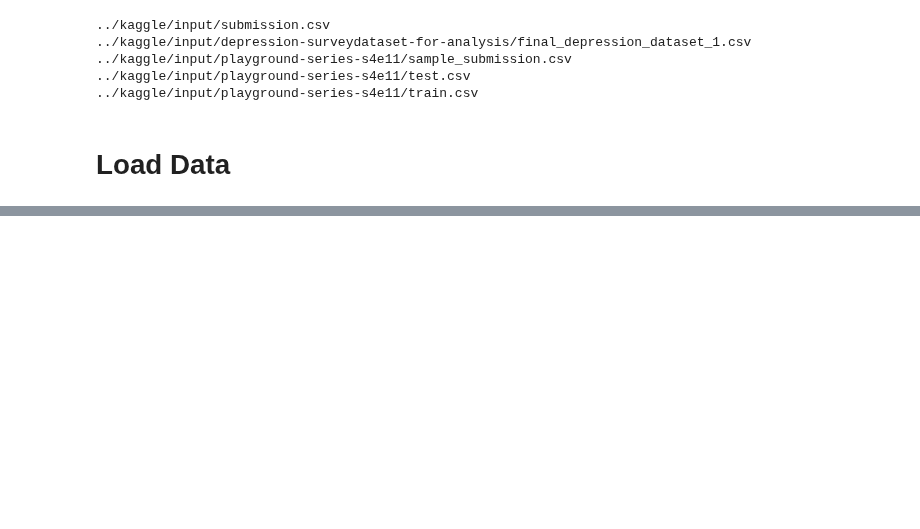
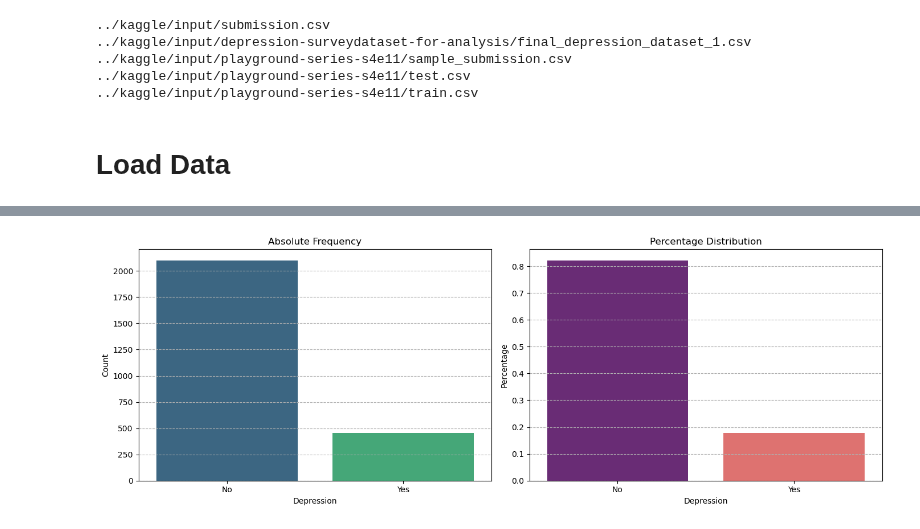
Before and after one commit to mailmezorro/playground-series-s4e11, a Jupyter notebook: EDA/playground-series-s4e11-eda.ipynb, the cells around one changed output, grey strips where cells are left out. Cells and saved outputs as stored; diff of their text form; code cells hidden in the pictures; blank space fills up the shorter version.

Commit message:
implemented overview function about data

```diff
--- a/EDA/playground-series-s4e11-eda.ipynb
+++ b/EDA/playground-series-s4e11-eda.ipynb
@@ -51,0 +66,92 @@ original_data = pd.read_csv(data_path + '/depression-surveydataset-for-analysis/
+# %%
+def data_overview(data, target):
+    # Overview
+    display(Markdown("## Data Overview"))
+
+    display(Markdown("### General Information"))
+    display(Markdown(f"- Number of rows and columns: {data.shape[0]} x {data.shape[1]}"))
+    display(Markdown("- Column names:"))
+    display(list(data.columns))
+
+    display(Markdown("### Data Types & Missing Values"))
+    missing = data.isnull().sum()
+    dtypes = pd.DataFrame(data.dtypes, columns=["Data Type"])
+    missing_df = pd.DataFrame(missing, columns=["Missing Values"])
+    overview_df = dtypes.join(missing_df)
+    display(overview_df.style.background_gradient(cmap="coolwarm"))
+
+    display(Markdown("### Classic head of Data"))
+    display(data.head().style.set_properties(**{"background-color": "#f5f5f5"}))
+
+    display(Markdown("### Statistical Summary (describe)"))
+    display(data.describe().T.style.background_gradient(cmap="viridis"))
+
+    # Target variable analysis
+    display(Markdown(f"## Target Variable: `{target}`"))
+    sns.set_style("whitegrid")  # Dezentes Grid für bessere Lesbarkeit
+    sns.set_palette("pastel")   # Sanfte Pastellfarben
+
+    fig, ax = plt.subplots(1, 2, figsize=(14, 5))
+
+    # Absolute frequency barplot
+    sns.barplot(x=data[target].value_counts().index,
+                y=data[target].value_counts(),
+                ax=ax[0],
+                palette="pastel")
+
+    ax[0].set_title("Absolute Frequency", fontsize=12, fontweight="bold")
+    ax[0].set_ylabel("Count")
+    ax[0].set_xlabel(target)
+    ax[0].grid(axis="y", linestyle="--", alpha=0.5)  # Dezentes Grid
+
+    # Percentage distribution barplot
+    sns.barplot(x=data[target].value_counts().index,
+                y=data[target].value_counts(normalize=True),
+                ax=ax[1],
+                palette="Set2")  # Elegante, harmonische Pastellfarben
+
+    ax[1].set_title("Percentage Distribution", fontsize=12, fontweight="bold")
+    ax[1].set_ylabel("Percentage")
+    ax[1].set_xlabel(target)
+    ax[1].grid(axis="y", linestyle="--", alpha=0.5)
+
+    # Entfernt überflüssige Rahmen für minimalistischen Look
+    for spine in ["top", "right"]:
+        ax[0].spines[spine].set_visible(False)
+        ax[1].spines[spine].set_visible(False)
+
+    plt.tight_layout()
+    plt.show()
+
+
+
+'''
+'    fig, ax = plt.subplots(1, 2, figsize=(14, 5))
+
+    # Bar plot for target variable (classification)
+    sns.barplot(x=data[target].value_counts().index,
+                y=data[target].value_counts(),
+                ax=ax[0],
+                palette="viridis")
+    ax[0].set_title("Absolute Frequency")
+    ax[0].set_ylabel("Count")
+    ax[0].grid(axis="y", linestyle="--")
+
+    sns.barplot(x=data[target].value_counts().index,
+                y=data[target].value_counts(normalize=True),
+                ax=ax[1],
+                palette="magma")  # Andere Optionen: "viridis", "Blues", "magma"
+
+    # Percentage distribution
+    #data[target].value_counts(normalize=True).plot(kind="bar", ax=ax[1], color="skyblue")
+    ax[1].set_title("Percentage Distribution")
+    ax[1].set_ylabel("Percentage")
+    ax[1].grid(axis="y", linestyle="--")
+
+    plt.tight_layout()
+    plt.show()'''
+
+
+
+data_overview(original_data, 'Depression')
+# %% [output]
@@ -51,0 +217 @@ original_data = pd.read_csv(data_path + '/depression-surveydataset-for-analysis/
+[figure, added]
```
Also changed, not shown: parts of 4 cells of this notebook.
